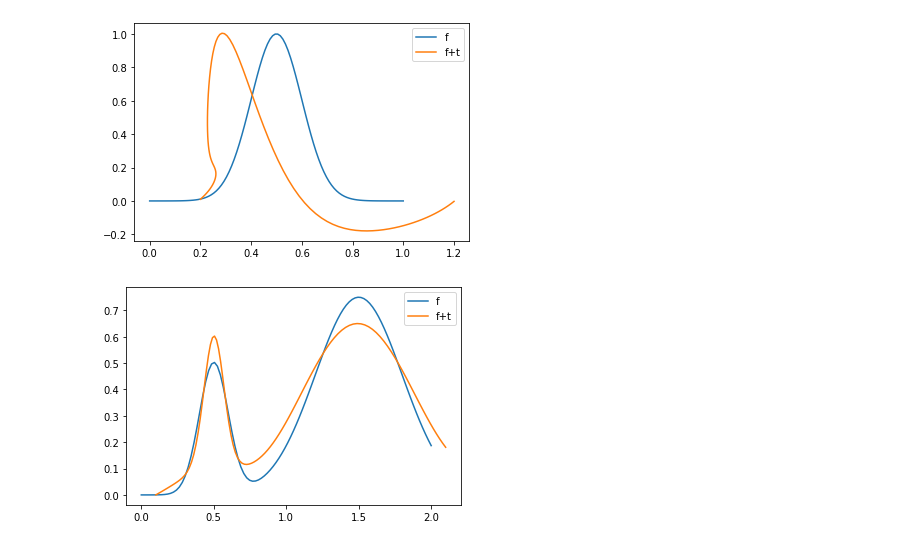
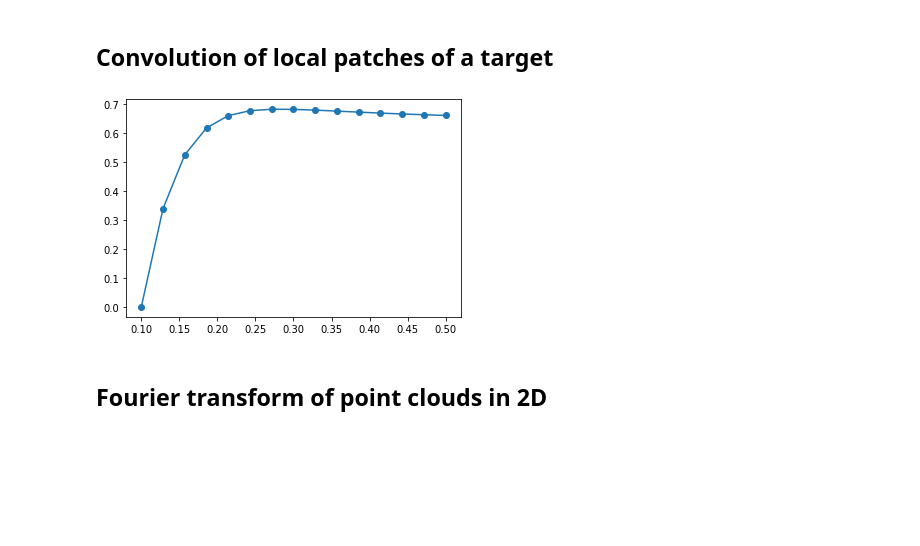
Before and after one commit to pozzo-research-group/HEAD, a Jupyter notebook: notebooks/11-Shape matching for spectra.ipynb, the cells around one changed output. Drawn from its saved outputs; the diff is of its cells as text; code cells hidden in the pictures; blank space fills up the shorter version.

Commit message:
add symmetric matrices distance

```diff
--- a/notebooks/11-Shape matching for spectra.ipynb
+++ b/notebooks/11-Shape matching for spectra.ipynb
@@ -44,3 +14,57 @@ class FFT:
 x = np.linspace(0,1, num=NUM_SAMPLES)
 def gaussian(x, mu, sig, c=1):
     return c*np.exp(-np.power(x - mu, 2.) / (2 * np.power(sig, 2.)))
+# %% [markdown]
+## Convolution of local patches of a target
+# %%
+y = gaussian(x,0.2,0.1)
+
+from scipy.spatial import distance
+
+class SymmetricMatrices:
+    def __init__(self, x, y, num_filters=4):
+        self.num_filters = num_filters
+        self.ind_split = np.split(np.arange(len(x)), num_filters)
+        self.x_splits = np.split(x, self.num_filters)
+        self.y_splits = self._get_splits(y)
+        self.Id = self.get_rep(y)
+
+    def plot_filters(self):
+        fig, axs = plt.subplots(1, self.num_filters,
+                                figsize=(2*self.num_filters, 2))
+        fig.subplots_adjust(wspace=0.4)
+        for i, (xs,ys) in enumerate(zip(self.x_splits, self.y_splits)):
+            axs[i].plot(xs, ys)
+        return fig, axs
+
+    def _get_splits(self, s):
+        s_splits = []
+        for ind in self.ind_split:
+            s_splits.append(s[ind])
+        return np.vstack(s_splits)
+
+    def get_rep(self, s):
+        s_splits = self._get_splits(s)
+        d = distance.pdist(s_splits, distance.correlation)
+        return distance.squareform(d)
+
+    def distance(self, s):
+        M_s = self.get_rep(s)
+        return np.linalg.norm(self.Id-M_s,ord='fro')
+
+manifold = SymmetricMatrices(x, y, num_filters = 4)
+M = manifold.get_rep(y)
+manifold.distance(y)
+
+dists = []
+t = np.linspace(0.1,0.5,15)
+for ti in t:
+    yi = gaussian(x,0.2,ti)
+    dists.append(manifold.distance(yi))
+fig, ax = plt.subplots()
+ax.plot(t, dists, '-o')
+plt.show()
+# %% [output]
+[figure, added]
+# %% [markdown]
+## Fourier transform of point clouds in 2D
@@ -55,8 +107,6 @@ pt = rep.transform([0,1],[0+0j, 20+1j])
 ax.plot(np.real(pt), np.imag(pt), label='f+t')
 ax.legend()
 plt.show()
-# %% [output]
-[figure, removed]
 # %%
 x = np.linspace(0,2, num=NUM_SAMPLES)
 y0 = gaussian(x,0.5,0.1)
@@ -71,5 +121,3 @@ pt = rep.transform([1],[10+0j])
 ax.plot(np.real(pt), np.imag(pt), label='f+t')
 ax.legend()
 plt.show()
-# %% [output]
-[figure, removed]
```
Also changed, not shown: parts of 3 cells of this notebook, 4 other files.
